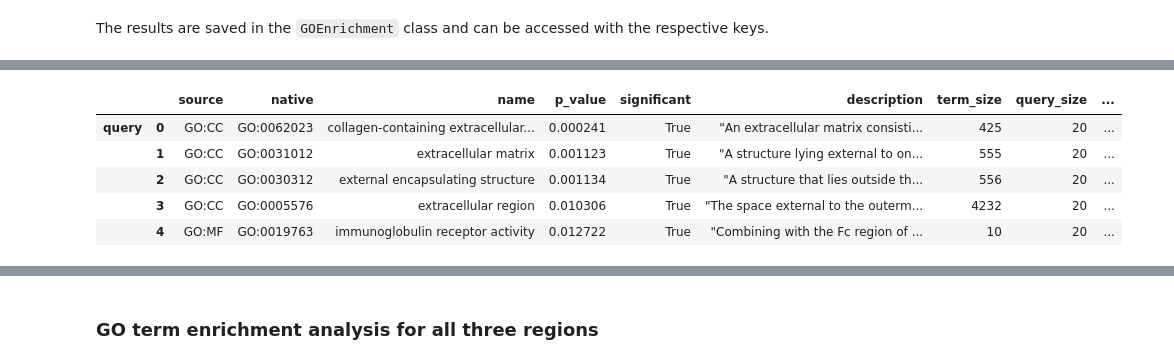
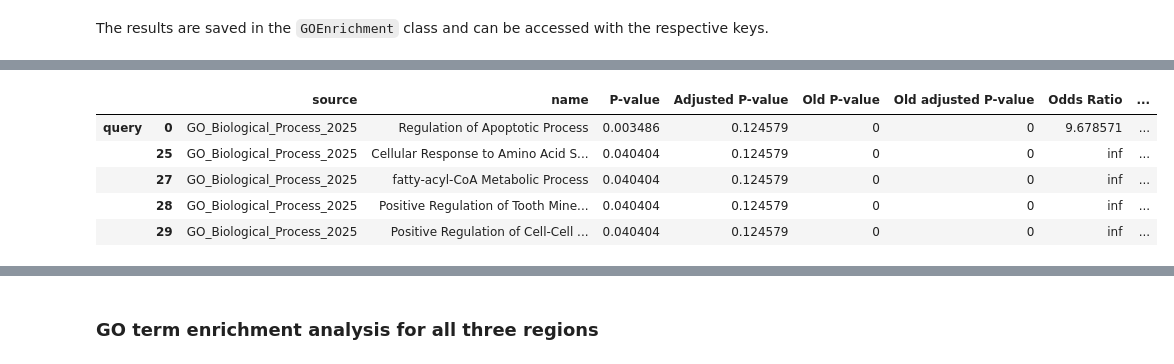
Before and after one commit to SpatialPathology/InSituPy, a Jupyter notebook: docs/source/tutorials/02_demo_analysis/07_InSituPy_differential_gene_expression.ipynb, the cells around one changed output, grey strips where cells are left out. Saved outputs shown, nothing was run; the diff lists cells and outputs as text; code cells hidden in the pictures.

```diff
--- a/docs/source/tutorials/02_demo_analysis/07_InSituPy_differential_gene_expression.ipynb
+++ b/docs/source/tutorials/02_demo_analysis/07_InSituPy_differential_gene_expression.ipynb
@@ -387,13 +404,13 @@ GOEnrichment analyses performed:
 # %%
-enrichment = go.results["gprofiler"]["down"]
+enrichment = go.results["enrichr"]["up"]
 enrichment.head()
 # %% [output]
-|  |  | source | native | name | p_value | significant | description | term_size | query_size | ... |
-| query | 0 | GO:CC | GO:0062023 | collagen-containing extracellular... | 0.000241 | True | "An extracellular matrix consisti... | 425 | 20 | ... |
-|  | 1 | GO:CC | GO:0031012 | extracellular matrix | 0.001123 | True | "A structure lying external to on... | 555 | 20 | ... |
-|  | 2 | GO:CC | GO:0030312 | external encapsulating structure | 0.001134 | True | "A structure that lies outside th... | 556 | 20 | ... |
-|  | 3 | GO:CC | GO:0005576 | extracellular region | 0.010306 | True | "The space external to the outerm... | 4232 | 20 | ... |
-|  | 4 | GO:MF | GO:0019763 | immunoglobulin receptor activity | 0.012722 | True | "Combining with the Fc region of ... | 10 | 20 | ... |
+|  |  | source | name | P-value | Adjusted P-value | Old P-value | Old adjusted P-value | Odds Ratio | ... |
+| query | 0 | GO_Biological_Process_2025 | Regulation of Apoptotic Process | 0.003486 | 0.124579 | 0 | 0 | 9.678571 | ... |
+|  | 25 | GO_Biological_Process_2025 | Cellular Response to Amino Acid S... | 0.040404 | 0.124579 | 0 | 0 | inf | ... |
+|  | 27 | GO_Biological_Process_2025 | fatty-acyl-CoA Metabolic Process | 0.040404 | 0.124579 | 0 | 0 | inf | ... |
+|  | 28 | GO_Biological_Process_2025 | Positive Regulation of Tooth Mine... | 0.040404 | 0.124579 | 0 | 0 | inf | ... |
+|  | 29 | GO_Biological_Process_2025 | Positive Regulation of Cell-Cell ... | 0.040404 | 0.124579 | 0 | 0 | inf | ... |
 # %%
 go_plot(enrichment=enrichment,
         style='dot',
```
Also changed, not shown: parts of 34 cells of this notebook, 1 other file.
